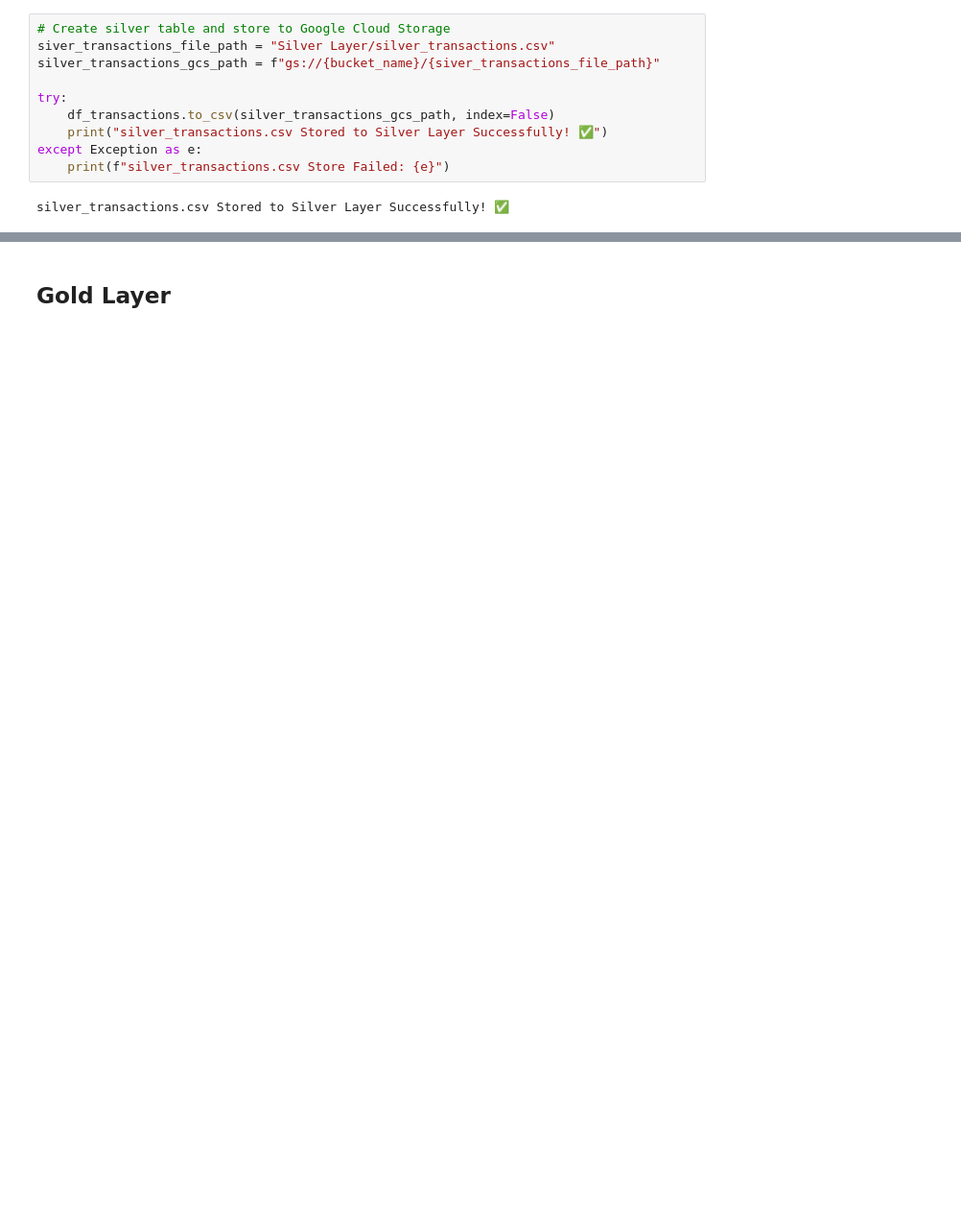
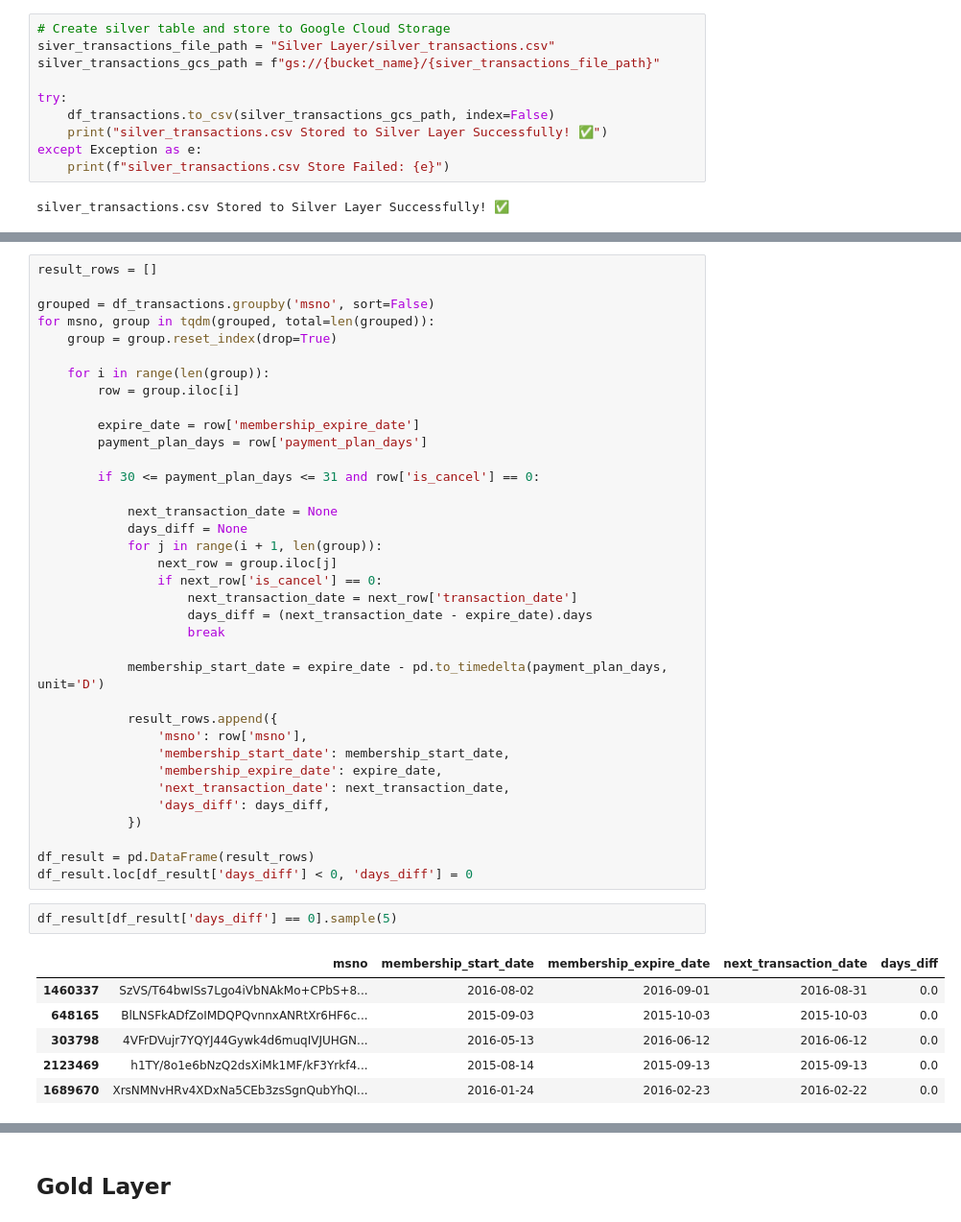
Before and after one commit to ivanckng/CS611_MLE_Group_Project, a Jupyter notebook: label_engineering_kevin.ipynb, the cells around one changed output, grey strips where cells are left out. Shown: that part at 96% size. Saved outputs shown, nothing was run; the diff lists cells and outputs as text; blank space fills up the shorter version.

```diff
--- a/label_engineering_kevin.ipynb
+++ b/label_engineering_kevin.ipynb
@@ -247,0 +195,45 @@ silver_transactions.csv Stored to Silver Layer Successfully! ✅
+# %%
+result_rows = []
+
+grouped = df_transactions.groupby('msno', sort=False)
+for msno, group in tqdm(grouped, total=len(grouped)):
+    group = group.reset_index(drop=True)
+
+    for i in range(len(group)):
+        row = group.iloc[i]
+
+        expire_date = row['membership_expire_date']
+        payment_plan_days = row['payment_plan_days']
+
+        if 30 <= payment_plan_days <= 31 and row['is_cancel'] == 0:
+
+            next_transaction_date = None
+            days_diff = None
+            for j in range(i + 1, len(group)):
+                next_row = group.iloc[j]
+                if next_row['is_cancel'] == 0:
+                    next_transaction_date = next_row['transaction_date']
+                    days_diff = (next_transaction_date - expire_date).days
+                    break
+
+            membership_start_date = expire_date - pd.to_timedelta(payment_plan_days, unit='D')
+
+            result_rows.append({
+                'msno': row['msno'],
+                'membership_start_date': membership_start_date,
+                'membership_expire_date': expire_date,
+                'next_transaction_date': next_transaction_date,
+                'days_diff': days_diff,
+            })
+
+df_result = pd.DataFrame(result_rows)
+df_result.loc[df_result['days_diff'] < 0, 'days_diff'] = 0
+# %%
+df_result[df_result['days_diff'] == 0].sample(5)
+# %% [output]
+|  | msno | membership_start_date | membership_expire_date | next_transaction_date | days_diff |
+| 1460337 | SzVS/T64bwISs7Lgo4iVbNAkMo+CPbS+8... | 2016-08-02 | 2016-09-01 | 2016-08-31 | 0.0 |
+| 648165 | BlLNSFkADfZoIMDQPQvnnxANRtXr6HF6c... | 2015-09-03 | 2015-10-03 | 2015-10-03 | 0.0 |
+| 303798 | 4VFrDVujr7YQYJ44Gywk4d6muqIVJUHGN... | 2016-05-13 | 2016-06-12 | 2016-06-12 | 0.0 |
+| 2123469 | h1TY/8o1e6bNzQ2dsXiMk1MF/kF3Yrkf4... | 2015-08-14 | 2015-09-13 | 2015-09-13 | 0.0 |
+| 1689670 | XrsNMNvHRv4XDxNa5CEb3zsSgnQubYhQI... | 2016-01-24 | 2016-02-23 | 2016-02-22 | 0.0 |
```
Also changed, not shown: parts of 19 cells of this notebook.
